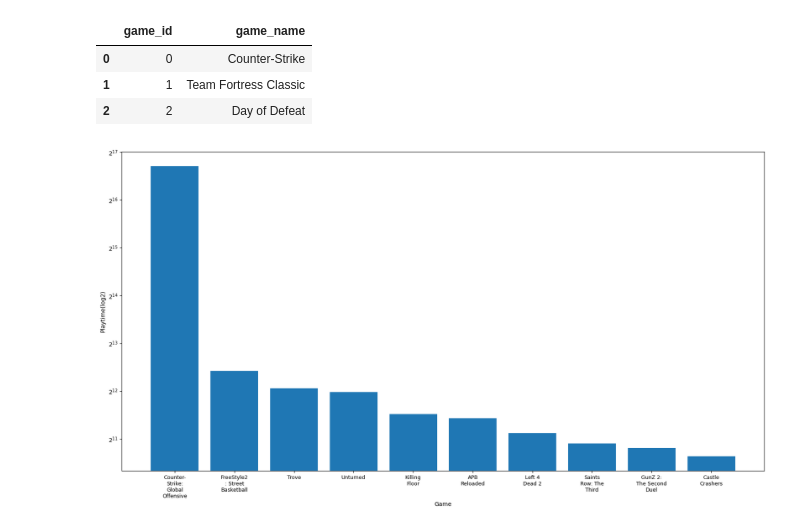
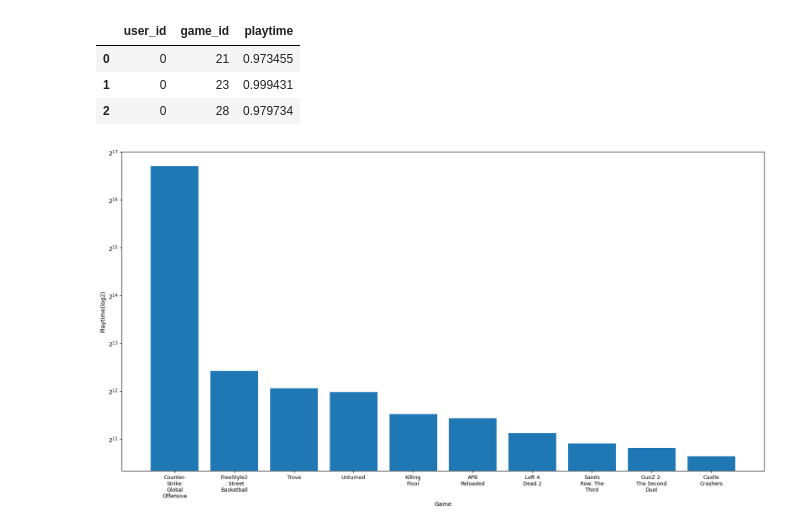
Before and after one commit to haydnllh/Game_recommender, a Jupyter notebook: game_recommender.ipynb, the cells around one changed output. Cells and saved outputs as stored; diff of their text form; code cells hidden in the pictures.

```diff
--- a/game_recommender.ipynb
+++ b/game_recommender.ipynb
@@ -8,12 +8,12 @@ from functions import reverse_normaliser
 import textwrap
 # %%
 df, game_df = get_data_frame() #game_df used for identifying game using game_id
-game_df.head(3)
+df.head(3)
 # %% [output]
-|  | game_id | game_name |
-| 0 | 0 | Counter-Strike |
-| 1 | 1 | Team Fortress Classic |
-| 2 | 2 | Day of Defeat |
+|  | user_id | game_id | playtime |
+| 0 | 0 | 21 | 0.973455 |
+| 1 | 0 | 23 | 0.999431 |
+| 2 | 0 | 28 | 0.979734 |
 # %%
 user0 = df.loc[df.user_id == 0].sort_values(by='playtime', ascending=False).head(10)[['game_id', 'playtime']]
 user0_games = game_df.set_index(game_df.game_id).loc[user0.game_id, 'game_name']
```
Also changed, not shown: parts of 23 cells of this notebook, 1 other file.
